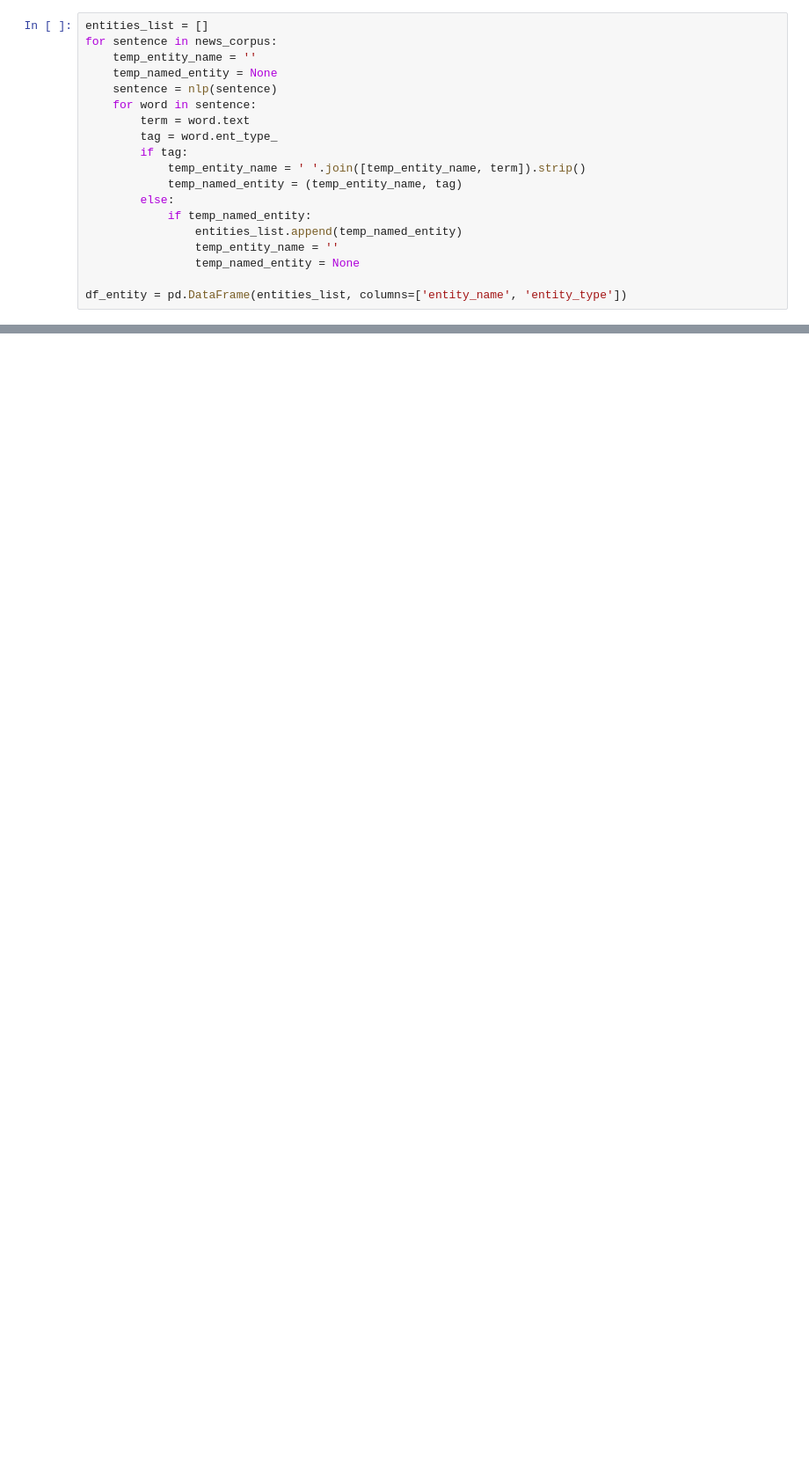
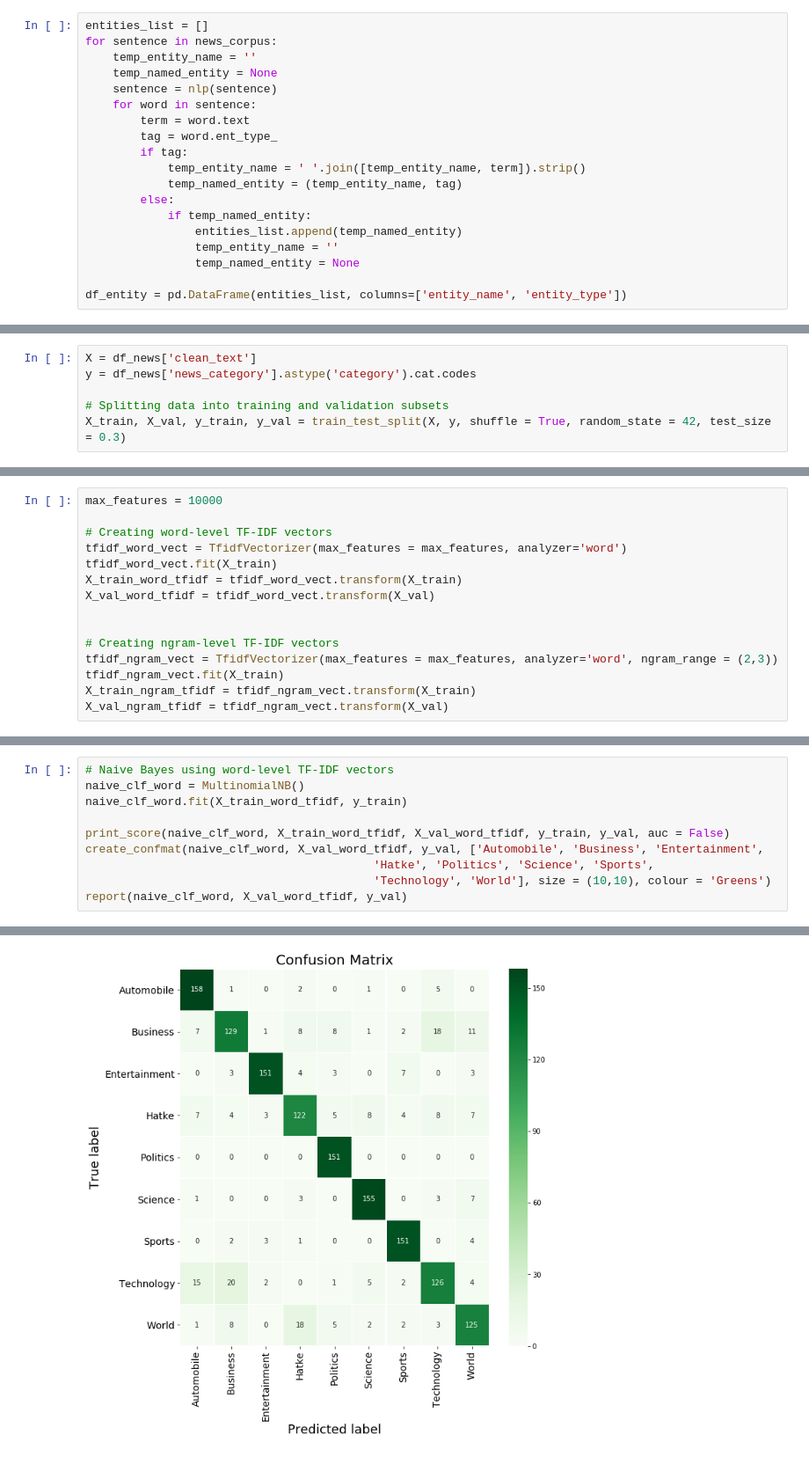
Before and after one commit to elzawie/Inshorts_NLP, a Jupyter notebook: Inshorts_NLP.ipynb, the cells around one changed output, grey strips where cells are left out. Shown at 88% size. Saved outputs shown, nothing was run; the diff lists cells and outputs as text; blank space fills up the shorter version.

Commit message:
Feature vectors created, Naive Bayes, Logistic Regression and SVC models trained

```diff
--- a/Inshorts_NLP.ipynb
+++ b/Inshorts_NLP.ipynb
@@ -420,0 +425,6 @@ df_entity.groupby(by = ['entity_name', 'entity_type']).size().sort_values(ascend
+# %%
+X = df_news['clean_text']
+y = df_news['news_category'].astype('category').cat.codes
+
+# Splitting data into training and validation subsets
+X_train, X_val, y_train, y_val = train_test_split(X, y, shuffle = True, random_state = 42, test_size = 0.3)
@@ -420,0 +441,15 @@ df_entity.groupby(by = ['entity_name', 'entity_type']).size().sort_values(ascend
+# %%
+max_features = 10000
+
+# Creating word-level TF-IDF vectors
+tfidf_word_vect = TfidfVectorizer(max_features = max_features, analyzer='word')
+tfidf_word_vect.fit(X_train)
+X_train_word_tfidf = tfidf_word_vect.transform(X_train)
+X_val_word_tfidf = tfidf_word_vect.transform(X_val)
+
+
+# Creating ngram-level TF-IDF vectors
+tfidf_ngram_vect = TfidfVectorizer(max_features = max_features, analyzer='word', ngram_range = (2,3))
+tfidf_ngram_vect.fit(X_train)
+X_train_ngram_tfidf = tfidf_ngram_vect.transform(X_train)
+X_val_ngram_tfidf = tfidf_ngram_vect.transform(X_val)
@@ -424,0 +500,11 @@ TO BE CONTINUED...
+# %%
+# Naive Bayes using word-level TF-IDF vectors
+naive_clf_word = MultinomialNB()
+naive_clf_word.fit(X_train_word_tfidf, y_train)
+
+print_score(naive_clf_word, X_train_word_tfidf, X_val_word_tfidf, y_train, y_val, auc = False)
+create_confmat(naive_clf_word, X_val_word_tfidf, y_val, ['Automobile', 'Business', 'Entertainment',
+                                          'Hatke', 'Politics', 'Science', 'Sports',
+                                          'Technology', 'World'], size = (10,10), colour = 'Greens')
+report(naive_clf_word, X_val_word_tfidf, y_val)
+# %% [output]
@@ -424,0 +512 @@ TO BE CONTINUED...
+[figure, added]
```
Also changed, not shown: parts of 42 cells of this notebook, 6 other files.
